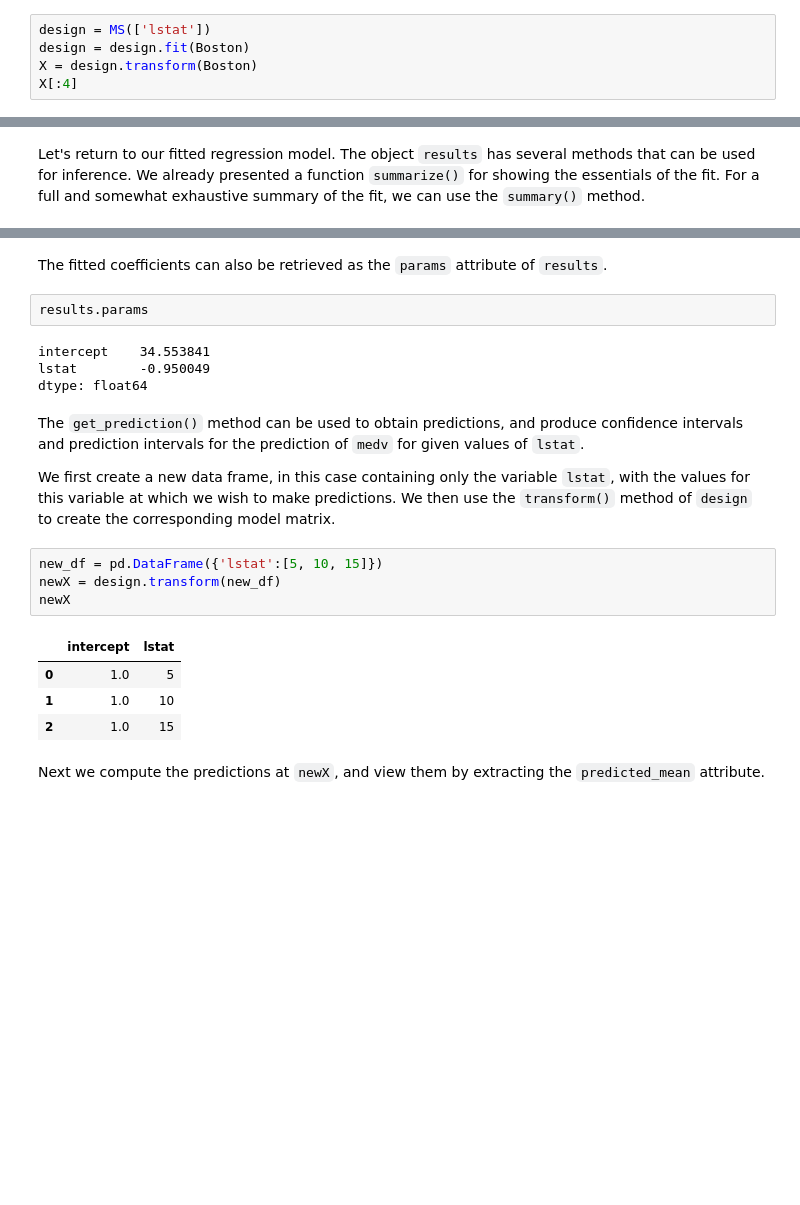
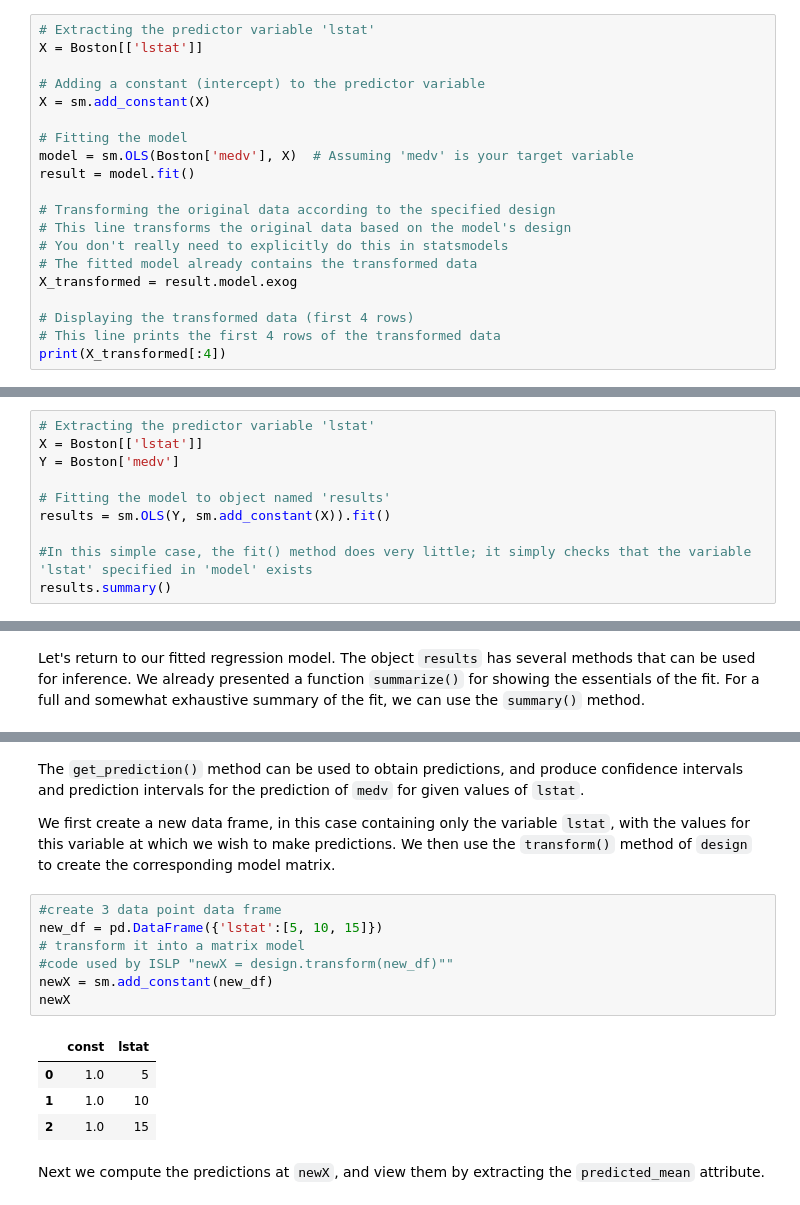
Before and after one commit to gfulham/ISLP, a Jupyter notebook: Ch03-linreg-lab.ipynb, the cells around one changed output, grey strips where cells are left out. Cells and saved outputs as stored; diff of their text form; blank space fills up the shorter version.

```diff
--- a/Ch03-linreg-lab.ipynb
+++ b/Ch03-linreg-lab.ipynb
@@ -258,8 +187,23 @@ For example, it may compute means and standard deviations for centering and scal
 The `transform()`
 method applies the fitted transformation to the array of data, and produces the model matrix.
 # %%
-design = MS(['lstat'])
-design = design.fit(Boston)
-X = design.transform(Boston)
-X[:4]
+# Extracting the predictor variable 'lstat'
+X = Boston[['lstat']]
+
+# Adding a constant (intercept) to the predictor variable
+X = sm.add_constant(X)
+
+# Fitting the model
+model = sm.OLS(Boston['medv'], X)  # Assuming 'medv' is your target variable
+result = model.fit()
+
+# Transforming the original data according to the specified design
+# This line transforms the original data based on the model's design
+# You don't really need to explicitly do this in statsmodels
+# The fitted model already contains the transformed data
+X_transformed = result.model.exog
+
+# Displaying the transformed data (first 4 rows)
+# This line prints the first 4 rows of the transformed data
+print(X_transformed[:4])
 # %% [output]
@@ -285,0 +216,10 @@ X[:4]
+# %%
+# Extracting the predictor variable 'lstat'
+X = Boston[['lstat']]
+Y = Boston['medv']
+
+# Fitting the model to object named 'results'
+results = sm.OLS(Y, sm.add_constant(X)).fit()
+
+#In this simple case, the fit() method does very little; it simply checks that the variable 'lstat' specified in 'model' exists
+results.summary()
@@ -317,12 +281,3 @@ Notes:
-# %% [markdown]
-The fitted coefficients can also be retrieved as the
-`params` attribute of `results`.
-# %%
-results.params
-# %% [output]
-intercept    34.553841
-lstat        -0.950049
-dtype: float64
 # %% [markdown]
 The `get_prediction()`  method can be used to obtain predictions, and produce confidence intervals and
 prediction intervals for the prediction of  `medv`  for  given values of  `lstat`.
@@ -330,11 +285,14 @@ prediction intervals for the prediction of  `medv`  for  given values of  `lstat
 We first create a new data frame, in this case containing only the variable `lstat`, with the values for this variable at which we wish to make predictions.
 We then use the `transform()` method of `design` to create the corresponding model matrix.
 # %%
+#create 3 data point data frame
 new_df = pd.DataFrame({'lstat':[5, 10, 15]})
-newX = design.transform(new_df)
+# transform it into a matrix model
+#code used by ISLP "newX = design.transform(new_df)""
+newX = sm.add_constant(new_df)
 newX
 # %% [output]
-|  | intercept | lstat |
+|  | const | lstat |
 | 0 | 1.0 | 5 |
 | 1 | 1.0 | 10 |
 | 2 | 1.0 | 15 |
```
Also changed, not shown: parts of 71 cells of this notebook, 1 other file.
